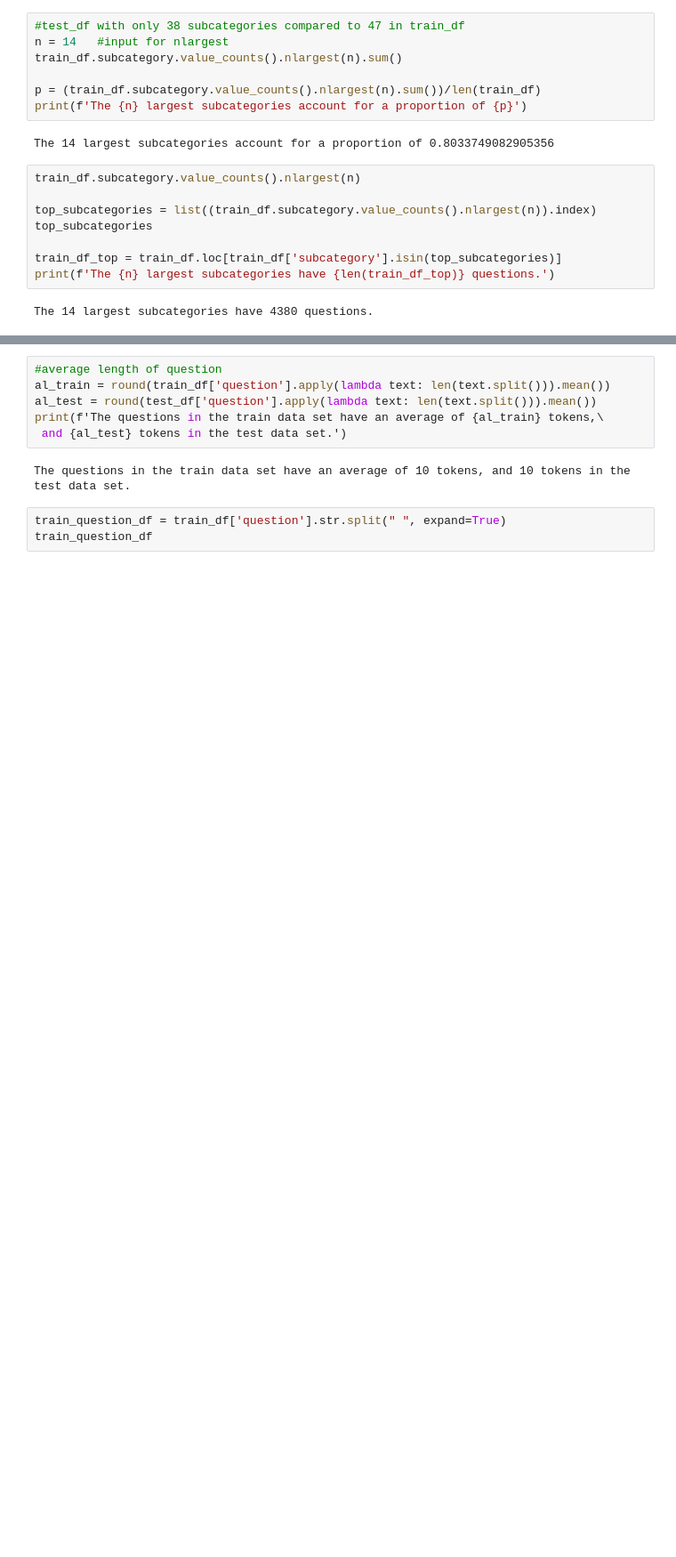
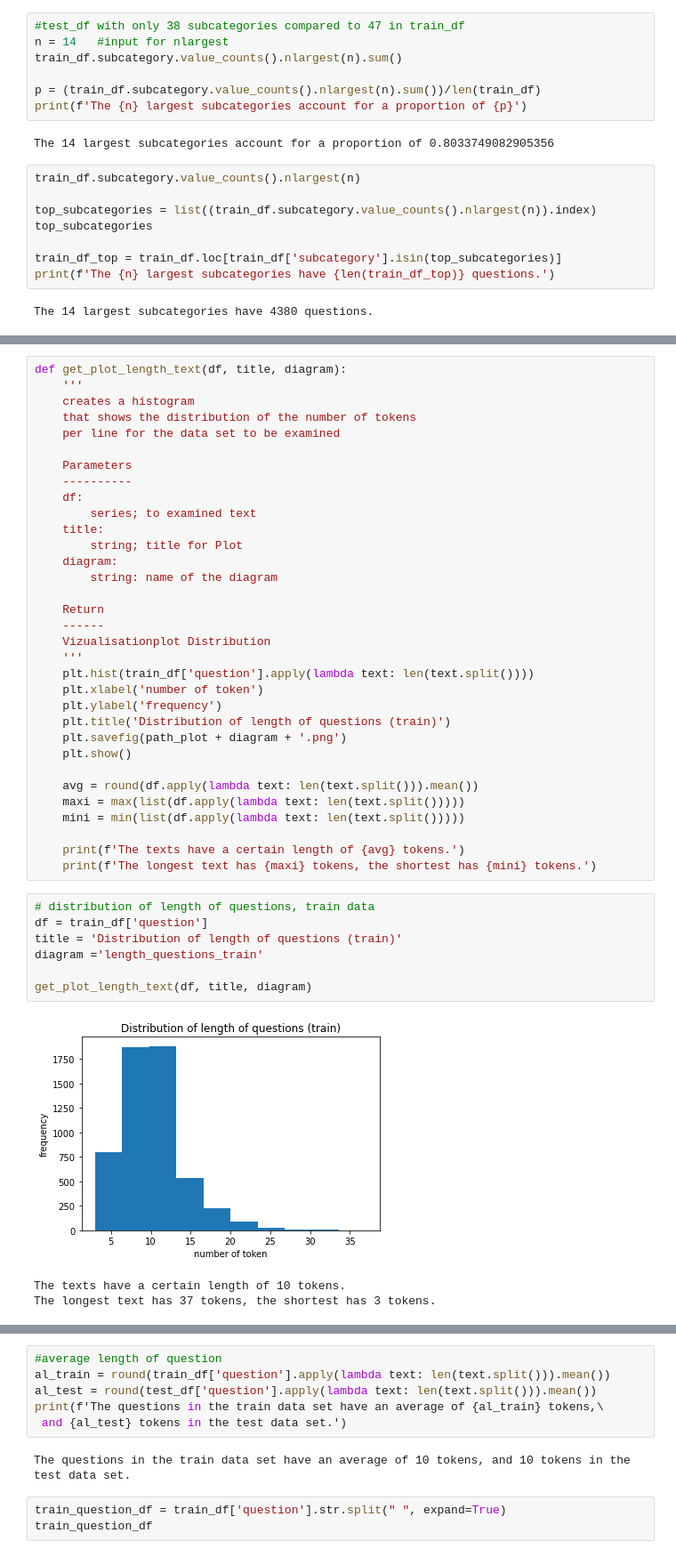
Before and after one commit to michalharakal/aida_question_classification, a Jupyter notebook: eda/eda.ipynb, the cells around one changed output, grey strips where cells are left out. Shown at 89% size. Saved outputs shown, nothing was run; the diff lists cells and outputs as text; blank space fills up the shorter version.

```diff
--- a/eda/eda.ipynb
+++ b/eda/eda.ipynb
@@ -373 +377,45 @@ letter        1
 Name: subcategory, dtype: int64
+# %%
+def get_plot_length_text(df, title, diagram):
+    '''
+    creates a histogram
+    that shows the distribution of the number of tokens
+    per line for the data set to be examined
+
+    Parameters
+    ----------
+    df:
+        series; to examined text
+    title:
+        string; title for Plot
+    diagram:
+        string: name of the diagram
+
+    Return
+    ------
+    Vizualisationplot Distribution
+    '''
+    plt.hist(train_df['question'].apply(lambda text: len(text.split())))
+    plt.xlabel('number of token')
+    plt.ylabel('frequency')
+    plt.title('Distribution of length of questions (train)')
+    plt.savefig(path_plot + diagram + '.png')
+    plt.show()
+
+    avg = round(df.apply(lambda text: len(text.split())).mean())
+    maxi = max(list(df.apply(lambda text: len(text.split()))))
+    mini = min(list(df.apply(lambda text: len(text.split()))))
+
+    print(f'The texts have a certain length of {avg} tokens.')
+    print(f'The longest text has {maxi} tokens, the shortest has {mini} tokens.')
+# %%
+# distribution of length of questions, train data
+df = train_df['question']
+title = 'Distribution of length of questions (train)'
+diagram ='length_questions_train'
+
+get_plot_length_text(df, title, diagram)
+# %% [output]
+[figure, added]
+The texts have a certain length of 10 tokens.
+The longest text has 37 tokens, the shortest has 3 tokens.
```
Also changed, not shown: parts of 55 cells of this notebook, 11 other files.
